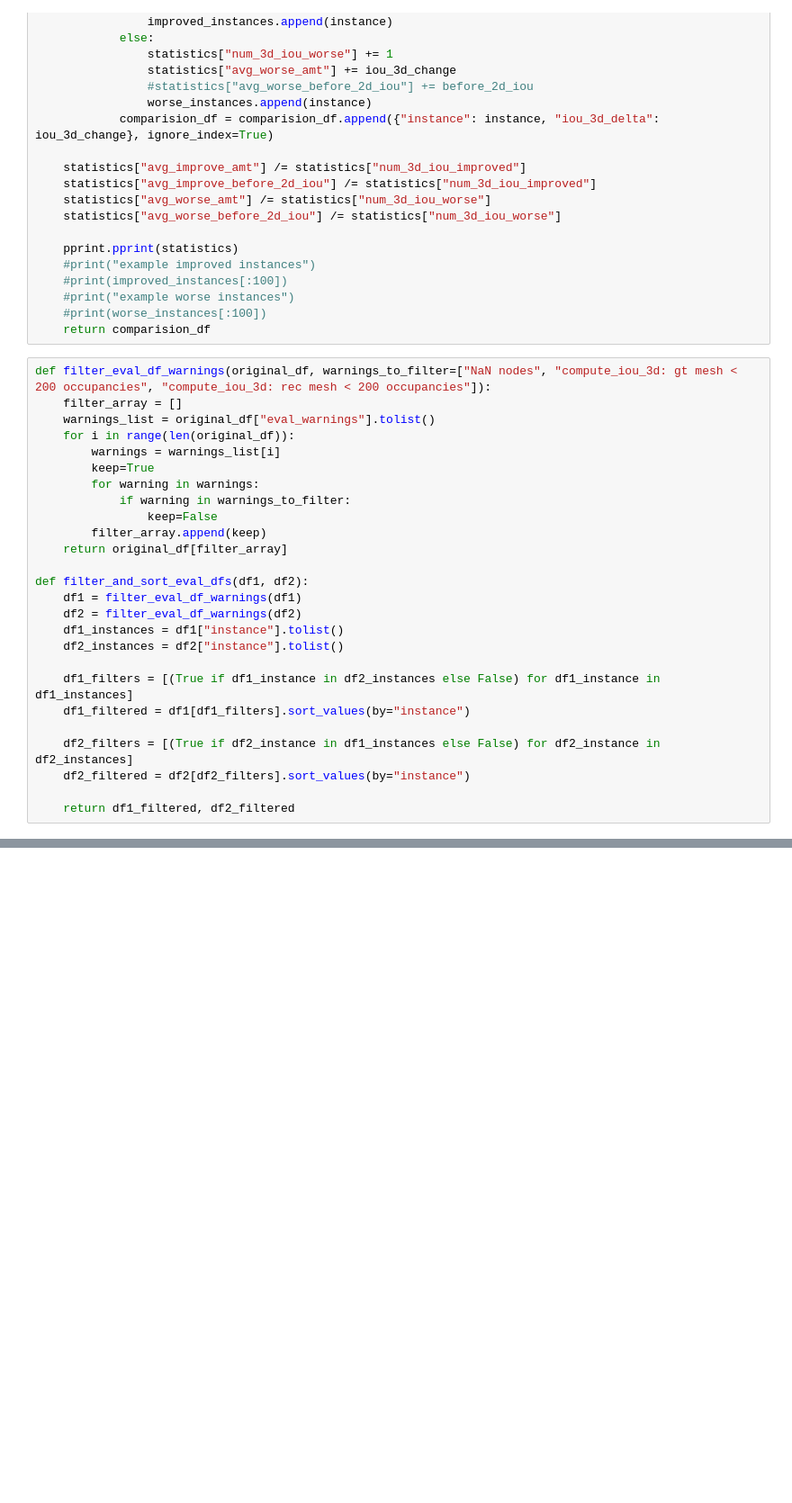
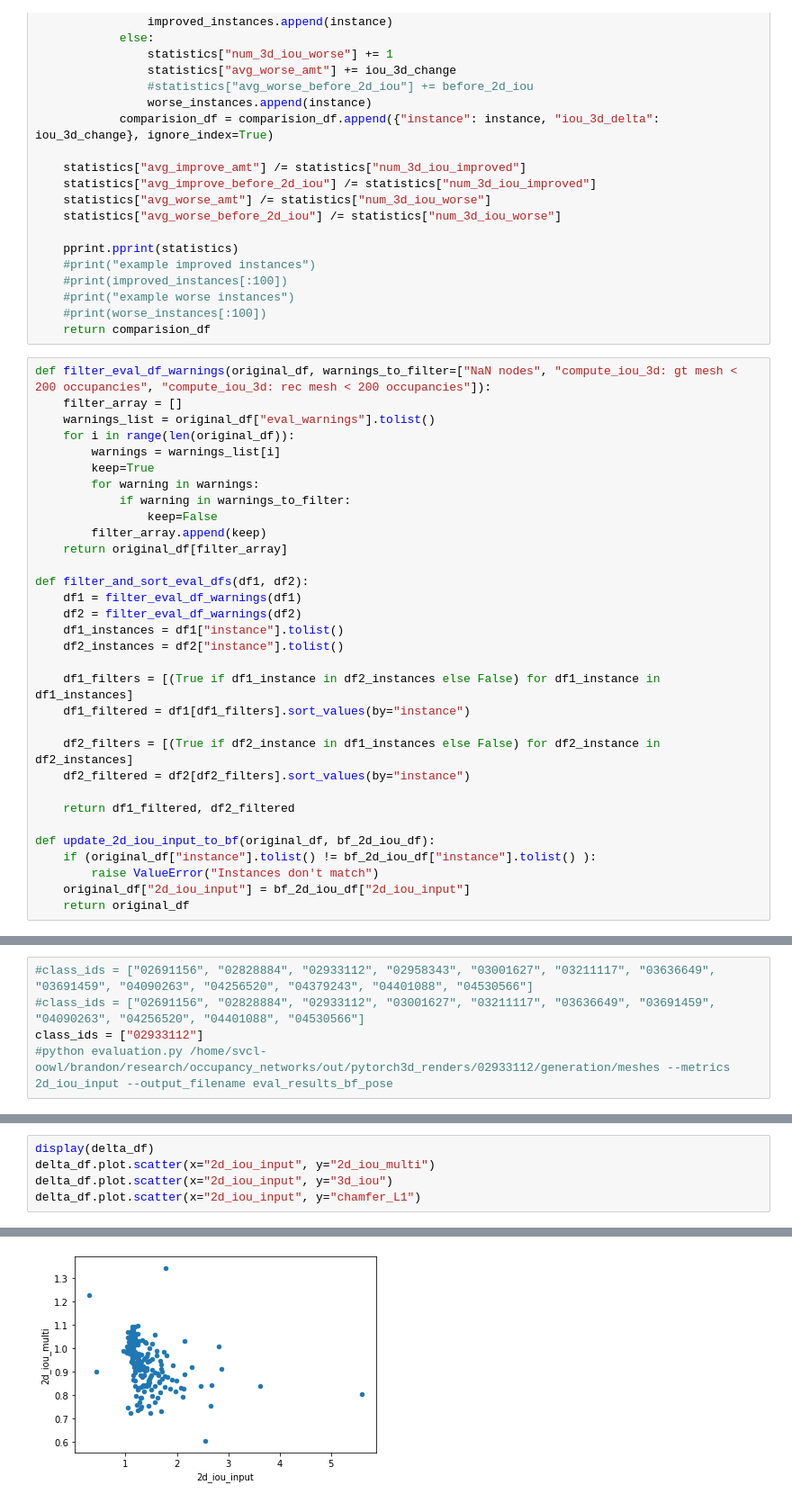
Before and after one commit to b7leung/sil_consistent_at_inference, a Jupyter notebook: notebooks/check evaluations.ipynb, the cells around one changed output, grey strips where cells are left out. Shown at 90% size. Saved outputs shown, nothing was run; the diff lists cells and outputs as text; blank space fills up the shorter version.

```diff
--- a/notebooks/check evaluations.ipynb
+++ b/notebooks/check evaluations.ipynb
@@ -132,3 +134,9 @@ def filter_and_sort_eval_dfs(df1, df2):
     df2_filtered = df2[df2_filters].sort_values(by="instance")
 
     return df1_filtered, df2_filtered
+
+def update_2d_iou_input_to_bf(original_df, bf_2d_iou_df):
+    if (original_df["instance"].tolist() != bf_2d_iou_df["instance"].tolist() ):
+        raise ValueError("Instances don't match")
+    original_df["2d_iou_input"] = bf_2d_iou_df["2d_iou_input"]
+    return original_df
@@ -137 +143,6 @@ class_ids = ["02691156", "02828884", "02933112", "02958343", "03001627", "032111
+# %%
+#class_ids = ["02691156", "02828884", "02933112", "02958343", "03001627", "03211117", "03636649", "03691459", "04090263", "04256520", "04379243", "04401088", "04530566"]
+#class_ids = ["02691156", "02828884", "02933112", "03001627", "03211117", "03636649", "03691459", "04090263", "04256520", "04401088", "04530566"]
+class_ids = ["02933112"]
+#python evaluation.py /home/svcl-oowl/brandon/research/occupancy_networks/out/pytorch3d_renders/02933112/generation/meshes --metrics 2d_iou_input --output_filename eval_results_bf_pose
 # %%
@@ -169,0 +203,6 @@ dtype: float64
+# %%
+display(delta_df)
+delta_df.plot.scatter(x="2d_iou_input", y="2d_iou_multi")
+delta_df.plot.scatter(x="2d_iou_input", y="3d_iou")
+delta_df.plot.scatter(x="2d_iou_input", y="chamfer_L1")
+# %% [output]
@@ -169,0 +223 @@ dtype: float64
+[figure, added]
```
Also changed, not shown: parts of 6 cells of this notebook, 10 other files.
